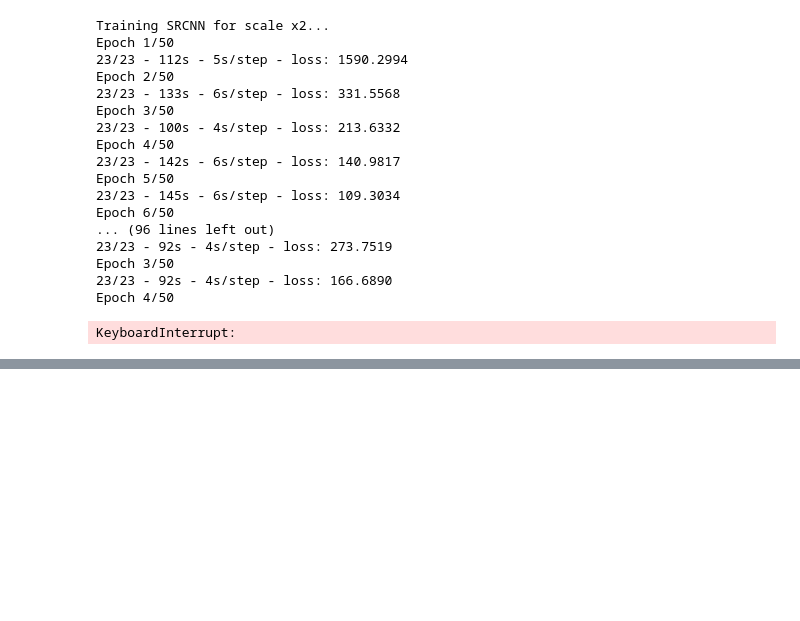
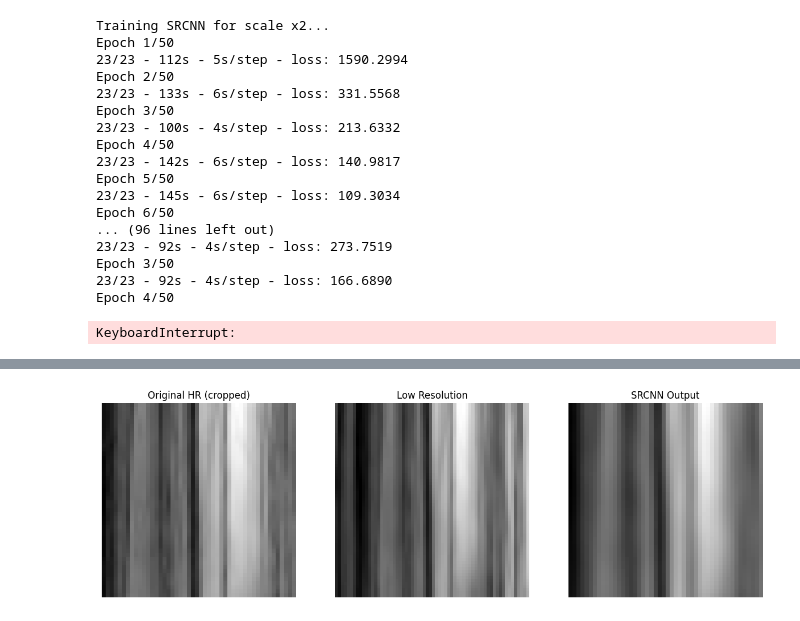
Before and after one commit to ZahraBehzad/learn-CNN, a Jupyter notebook: paperMethods.ipynb, the cells around one changed output, grey strips where cells are left out. Saved outputs shown, nothing was run; the diff lists cells and outputs as text; code cells hidden in the pictures; blank space fills up the shorter version.

```diff
--- a/paperMethods.ipynb
+++ b/paperMethods.ipynb
@@ -501,0 +863,98 @@ KeyboardInterrupt:
+# %%
+import os
+import numpy as np
+import matplotlib.pyplot as plt
+from skimage import io, color
+from skimage.metrics import peak_signal_noise_ratio as psnr, structural_similarity as ssim
+import tensorflow as tf
+from tensorflow.keras import layers, models
+from glob import glob
+from skimage.transform import resize
+
+# بارگذاری جفت تصاویر HR و LR
+def load_dataset(hr_dir, lr_dir, target_size=(64, 64), crop=8):
+    hr_files = sorted(glob(os.path.join(hr_dir, '*')))
+    lr_files = sorted(glob(os.path.join(lr_dir, '*')))
+
+    x, y = [], []
+
+    for hr_path, lr_path in zip(hr_files, lr_files):
+        hr_img = io.imread(hr_path)
+        lr_img = io.imread(lr_path)
+
+        # روشنایی (Y channel)
+        hr_y = color.rgb2ycbcr(hr_img)[:, :, 0] / 255.0
+        lr_y = color.rgb2ycbcr(lr_img)[:, :, 0] / 255.0
+
+        # resize
+        hr_y = resize(hr_y, target_size, anti_aliasing=True)
+        lr_y = resize(lr_y, target_size, anti_aliasing=True)
+
+        # برش مرکز HR به اندازه مناسب برای مطابقت با خروجی مدل
+        hr_y_cropped = hr_y[crop:-crop, crop:-crop]
+
+        x.append(lr_y)
+        y.append(hr_y_cropped)
+
+    x = np.expand_dims(np.array(x), -1)  # LR images (full)
+    y = np.expand_dims(np.array(y), -1)  # HR center-cropped images (label)
+    return x, y
+
+# مسیر دیتاست‌ها
+dataset_base = '/content/drive/MyDrive/basicCNN/train_images'
+hr_path = os.path.join(dataset_base, 'GT/x2')
+lr_path = os.path.join(dataset_base, 'LR/x2')
+
+# پارامترها
+target_size = (64, 64)
+crop = 8  # به خاطر padding='valid' و اندازه فیلترها
+
+# بارگذاری داده‌ها
+x_train, y_train = load_dataset(hr_path, lr_path, target_size, crop)
+
+# ساخت مدل SRCNN با padding='valid'
+model = models.Sequential([
+    layers.Input(shape=(target_size[0], target_size[1], 1)),
+    layers.Conv2D(64, (9, 9), activation='relu', padding='valid'),
+    layers.Conv2D(32, (5, 5), activation='relu', padding='valid'),
+    layers.Conv2D(1, (5, 5), activation='linear', padding='valid')
+])
+
+# تعریف optimizer مطابق مقاله
+optimizer = tf.keras.optimizers.SGD(learning_rate=1e-4, momentum=0.9)
+model.compile(optimizer=optimizer, loss='mse')
+
+
+# آموزش مدل
+model.fit(x_train, y_train, batch_size=4, epochs=200, verbose=2)
+
+# تست مدل روی یک تصویر تصادفی
+test_idx = np.random.randint(0, len(x_train))
+test_lr = np.expand_dims(x_train[test_idx], axis=0)
+test_hr = y_train[test_idx, ..., 0]  # already center-cropped
+
+predicted = model.predict(test_lr)[0, ..., 0]
+
+# ارزیابی
+print("PSNR:", psnr(test_hr, predicted, data_range=1.0))
+print("SSIM:", ssim(test_hr, predicted, data_range=1.0))
+
+# نمایش نتایج
+plt.figure(figsize=(15, 5))
+plt.subplot(1, 3, 1)
+plt.title('Original HR (cropped)')
+plt.imshow(test_hr, cmap='gray')
+plt.axis('off')
+
+plt.subplot(1, 3, 2)
+plt.title('Low Resolution')
+plt.imshow(test_lr[0, ..., 0], cmap='gray')
+plt.axis('off')
+
+plt.subplot(1, 3, 3)
+plt.title('SRCNN Output')
+plt.imshow(predicted, cmap='gray')
+plt.axis('off')
+
+plt.show()
+# %% [output]
@@ -501,0 +978 @@ KeyboardInterrupt:
+[figure, added]
```
Also changed, not shown: parts of 11 cells of this notebook.
